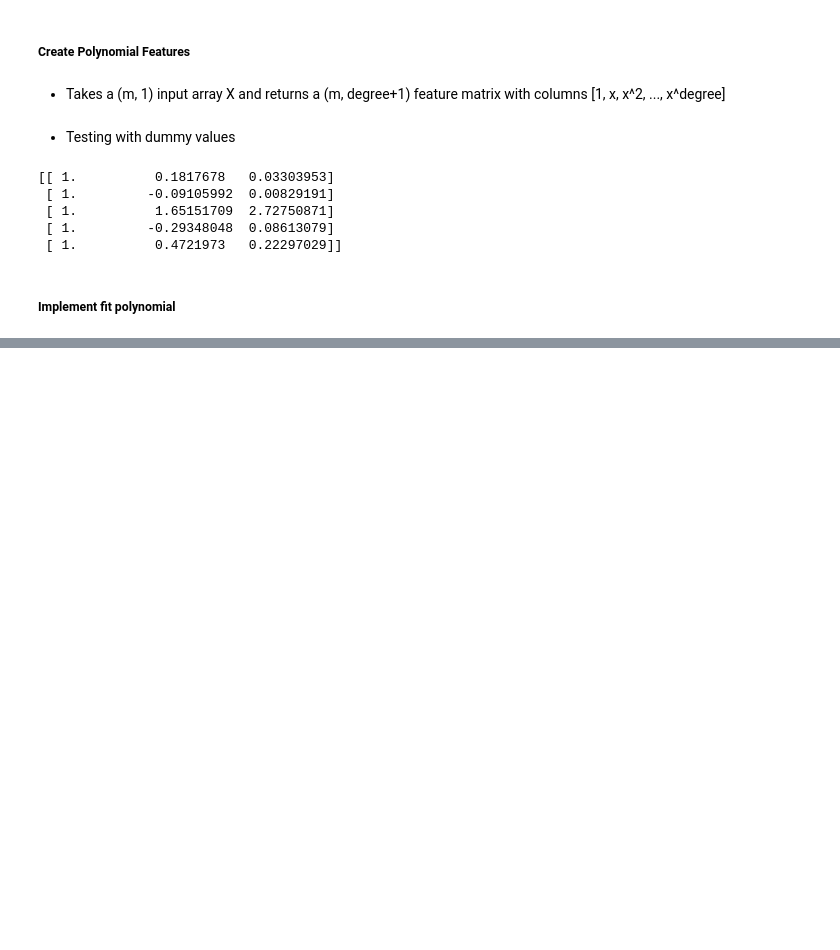
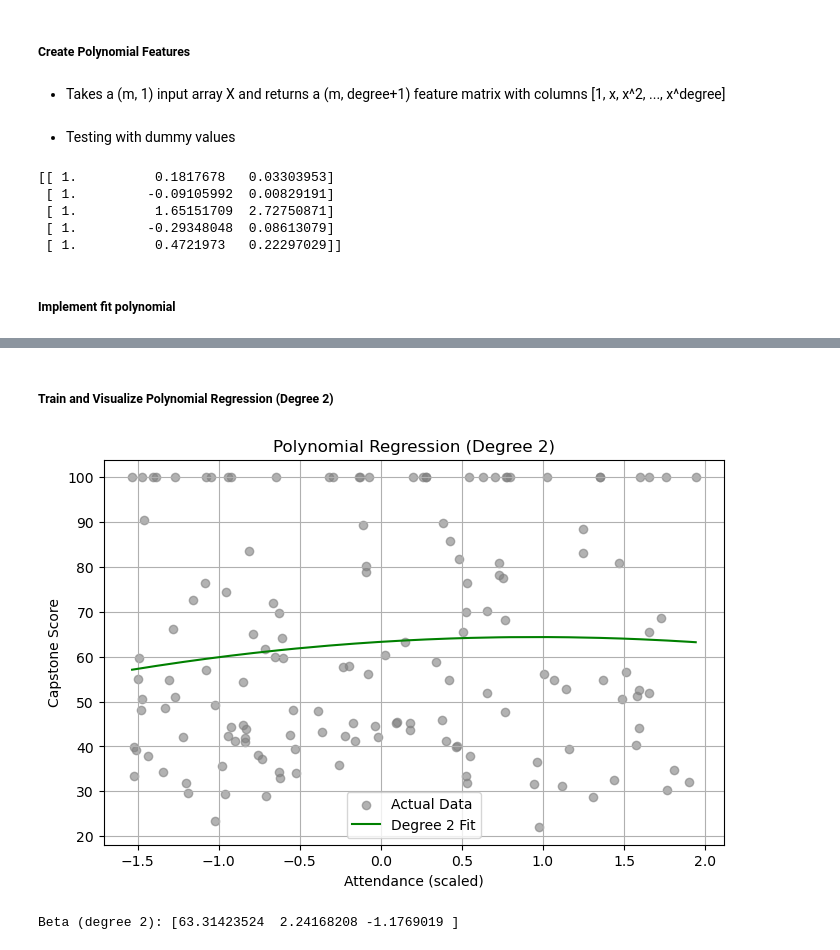
Before and after one commit to jsm-jayakodi/Capstone_mini_project_00, a Jupyter notebook: notebook_2.ipynb, the cells around one changed output, grey strips where cells are left out. Drawn from its saved outputs; the diff is of its cells as text; code cells hidden in the pictures; blank space fills up the shorter version.

```diff
--- a/notebook_2.ipynb
+++ b/notebook_2.ipynb
@@ -57,0 +102,29 @@ print(X_poly_2[:5])
+# %% [markdown]
+##### Train and Visualize Polynomial Regression (Degree 2)
+# %%
+# DEGREE 2
+X_poly_2 = create_polynomial_features(X_scaled, degree=2)
+beta_2, cost_history_2 = fit_polynomial(X_poly_2, y, learning_rate=0.1)
+
+# Predict
+y_pred_2 = X_poly_2 @ beta_2
+
+# Plot
+plt.figure(figsize=(8,5))
+plt.scatter(X_scaled, y, label='Actual Data', color='gray', alpha=0.6)
+
+# Sort X and y_pred to get a smooth curve
+sorted_indices = np.argsort(X_scaled[:, 0])
+plt.plot(X_scaled[sorted_indices], y_pred_2[sorted_indices], label='Degree 2 Fit', color='green')
+
+plt.xlabel('Attendance (scaled)')
+plt.ylabel('Capstone Score')
+plt.title('Polynomial Regression (Degree 2)')
+plt.legend()
+plt.grid(True)
+plt.show()
+
+print(f"Beta (degree 2): {beta_2}")
+# %% [output]
+[figure, added]
+Beta (degree 2): [63.31423524  2.24168208 -1.1769019 ]
```
Also changed, not shown: parts of 8 cells of this notebook.
